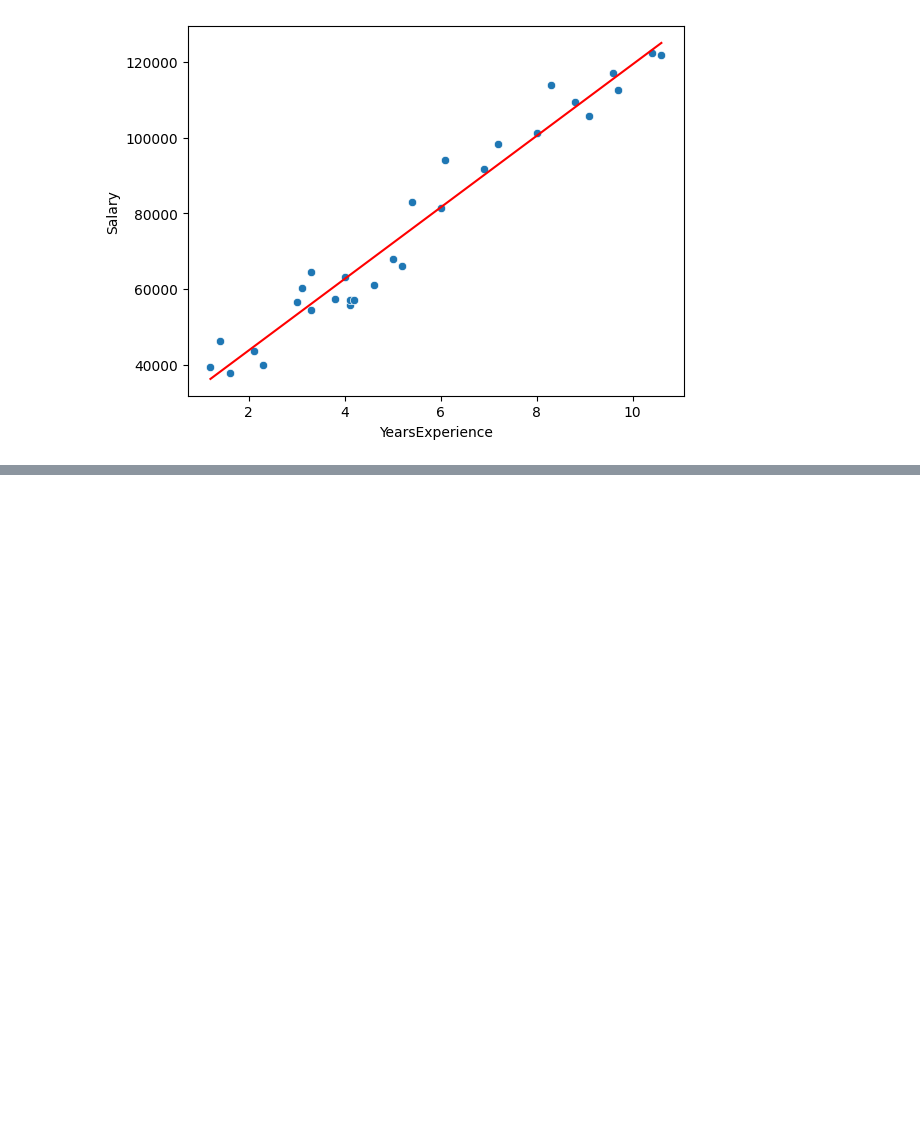
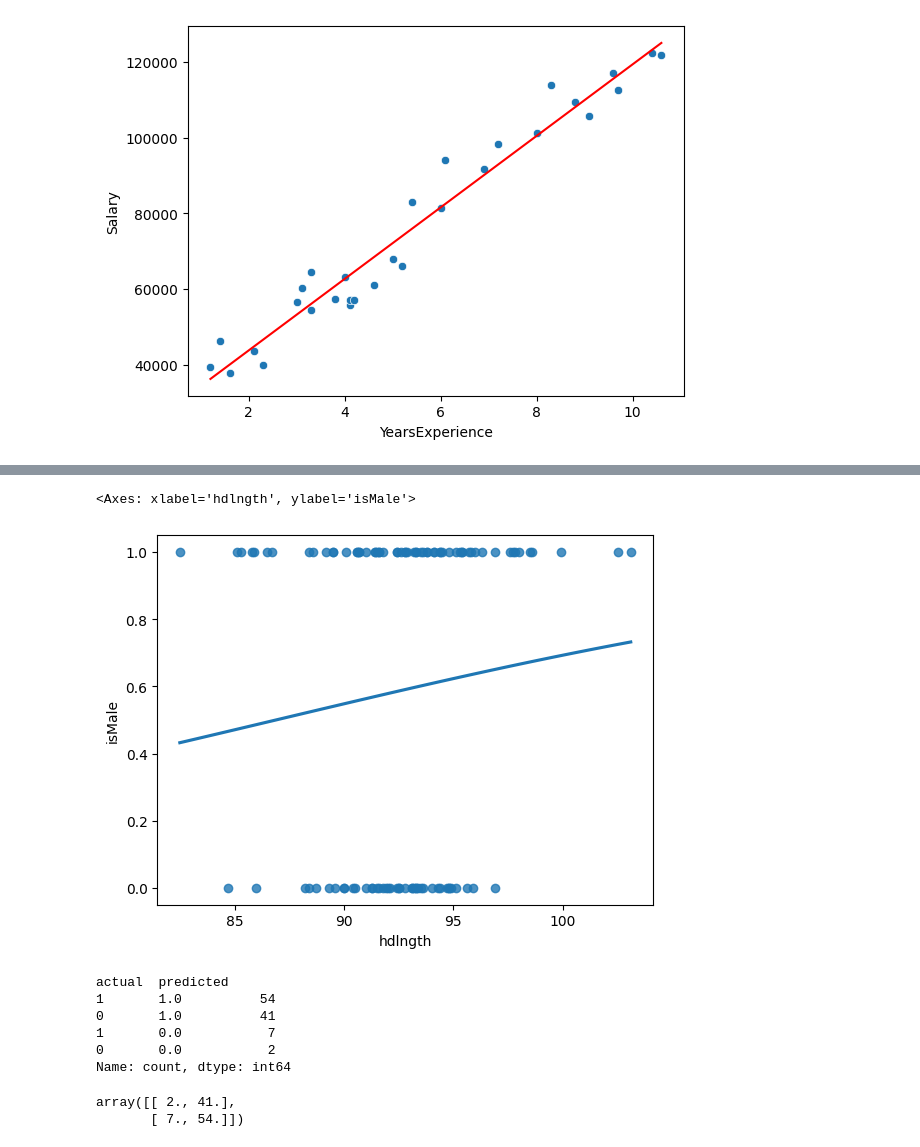
Before and after one commit to gabriel-victor933/project-applications-linear-regression, a Jupyter notebook: main.ipynb, the cells around one changed output, grey strips where cells are left out. Saved outputs shown, nothing was run; the diff lists cells and outputs as text; code cells hidden in the pictures; blank space fills up the shorter version.

```diff
--- a/main.ipynb
+++ b/main.ipynb
@@ -55,0 +81,8 @@ fig.show()
+# %%
+possum = pd.read_csv('data/possum.csv')
+
+possum = possum[['sex','hdlngth']]
+
+possum['isMale'] = possum['sex'].apply(lambda sex: 1 if sex == 'm' else 0)
+
+possum.head()
@@ -55,0 +109,24 @@ fig.show()
+# %%
+sns.regplot(x='hdlngth',y='isMale',data=possum,ci=None,logistic=True)
+# %% [output]
+<Axes: xlabel='hdlngth', ylabel='isMale'>
+[figure, added]
+# %%
+actual = possum['isMale']
+
+predicted = np.round(sex_vs_hdlngth.predict(possum['hdlngth']))
+
+pd.DataFrame({'actual':actual,'predicted':predicted}).value_counts()
+# %% [output]
+actual  predicted
+1       1.0          54
+0       1.0          41
+1       0.0           7
+0       0.0           2
+Name: count, dtype: int64
+# %%
+conf_matrix = sex_vs_hdlngth.pred_table()
+conf_matrix
+# %% [output]
+array([[ 2., 41.],
+       [ 7., 54.]])
```
Also changed, not shown: parts of 20 cells of this notebook.
